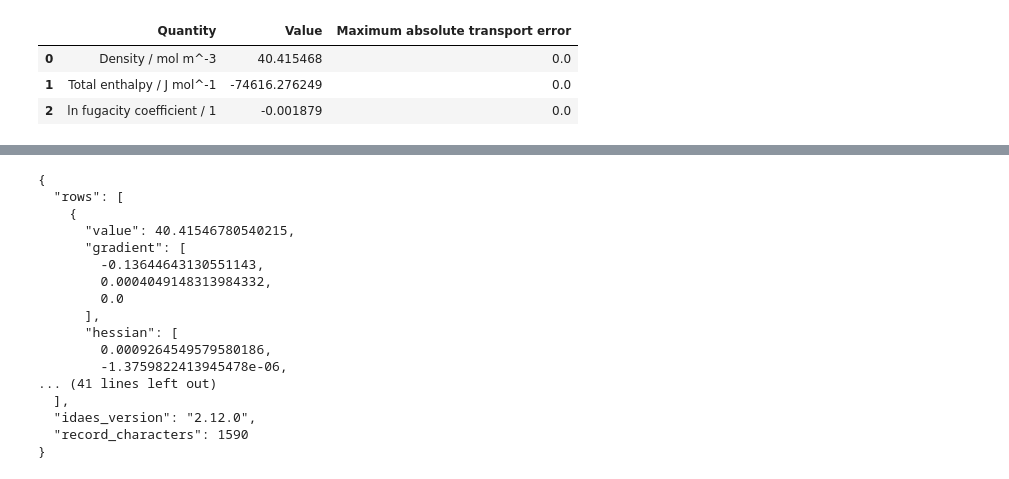
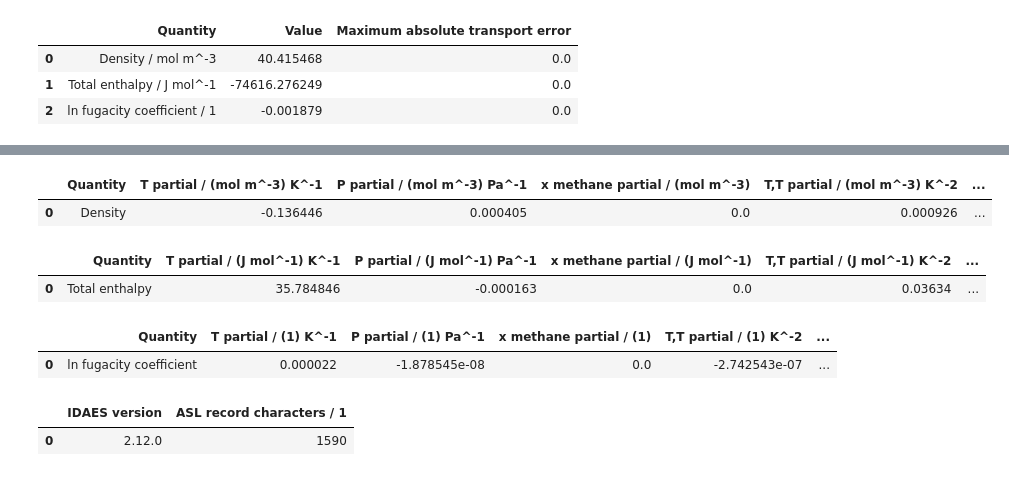
Before and after one commit to tannerpolley/epcsaft, a Jupyter notebook: docs/site/examples/methane-asl-properties.ipynb, the cells around one changed output, grey strips where cells are left out. Saved outputs shown, nothing was run; the diff lists cells and outputs as text; code cells hidden in the pictures.

```diff
--- a/docs/site/examples/methane-asl-properties.ipynb
+++ b/docs/site/examples/methane-asl-properties.ipynb
@@ -83,7 +76,12 @@ fn = ExternalFunction(
     library=str(Path(_core.__file__).resolve().with_name("libepcsaft_asl.so")),
     function="epcsaft_pressure_property",
 )
-t, p = (PressureActionDirection(temperature=1), PressureActionDirection(pressure=1))
+temperature_increment_K = 1.0
+pressure_increment_Pa = 1.0
+t, p = (
+    PressureActionDirection(temperature=temperature_increment_K),
+    PressureActionDirection(pressure=pressure_increment_Pa),
+)
 obs = [PropertyObservable.TotalEnthalpy, PropertyObservable.LogFugacityCoefficient]
 batches = [
     model.pressure_actions(
@@ -101,6 +99,18 @@ native = [
 native += [
     [batches[0].results[k].value, *(b.results[k].action for b in batches)]
     for k in range(2)
+]
+physical_increments = (
+    1.0,
+    temperature_increment_K,
+    pressure_increment_Pa,
+    temperature_increment_K**2,
+    temperature_increment_K * pressure_increment_Pa,
+    pressure_increment_Pa**2,
+)
+native = [
+    [entry / increment for entry, increment in zip(row, physical_increments)]
+    for row in native
 ]
 rows = []
 for row, expected in enumerate(native):
@@ -153,20 +154,33 @@ parameter and ideal thermal records.
 # %%
-print(json.dumps(values, indent=2))
+for row, quantity, unit in zip(
+    rows,
+    ("Density", "Total enthalpy", "ln fugacity coefficient"),
+    ("mol m^-3", "J mol^-1", "1"),
+):
+    gradient = row["gradient"]
+    hessian = row["hessian"]
+    display(pd.DataFrame([{
+        "Quantity": quantity,
+        f"T partial / ({unit}) K^-1": gradient[0],
+        f"P partial / ({unit}) Pa^-1": gradient[1],
+        f"x methane partial / ({unit})": gradient[2],
+        f"T,T partial / ({unit}) K^-2": hessian[0],
+        f"T,P partial / ({unit}) K^-1 Pa^-1": hessian[1],
+        f"P,P partial / ({unit}) Pa^-2": hessian[2],
+        f"T,x partial / ({unit}) K^-1": hessian[3],
+        f"P,x partial / ({unit}) Pa^-1": hessian[4],
+        f"x,x partial / ({unit})": hessian[5],
+    }]))
+display(pd.DataFrame([{
+    "IDAES version": values["idaes_version"],
+    "ASL record characters / 1": values["record_characters"],
+}]))
 # %% [output]
-{
-  "rows": [
-    {
-      "value": 40.41546780540215,
-      "gradient": [
-        -0.13644643130551143,
-        0.0004049148313984332,
-        0.0
-      ],
-      "hessian": [
-        0.0009264549579580186,
-        -1.3759822413945478e-06,
-... (41 lines left out)
-  ],
-  "idaes_version": "2.12.0",
-  "record_characters": 1590
-}
+|  | Quantity | T partial / (mol m^-3) K^-1 | P partial / (mol m^-3) Pa^-1 | x methane partial / (mol m^-3) | T,T partial / (mol m^-3) K^-2 | ... |
+| 0 | Density | -0.136446 | 0.000405 | 0.0 | 0.000926 | ... |
+|  | Quantity | T partial / (J mol^-1) K^-1 | P partial / (J mol^-1) Pa^-1 | x methane partial / (J mol^-1) | T,T partial / (J mol^-1) K^-2 | ... |
+| 0 | Total enthalpy | 35.784846 | -0.000163 | 0.0 | 0.03634 | ... |
+|  | Quantity | T partial / (1) K^-1 | P partial / (1) Pa^-1 | x methane partial / (1) | T,T partial / (1) K^-2 | ... |
+| 0 | ln fugacity coefficient | 0.000022 | -1.878545e-08 | 0.0 | -2.742543e-07 | ... |
+|  | IDAES version | ASL record characters / 1 |
+| 0 | 2.12.0 | 1590 |
```
Also changed, not shown: parts of 3 cells of this notebook, 10 other files.
